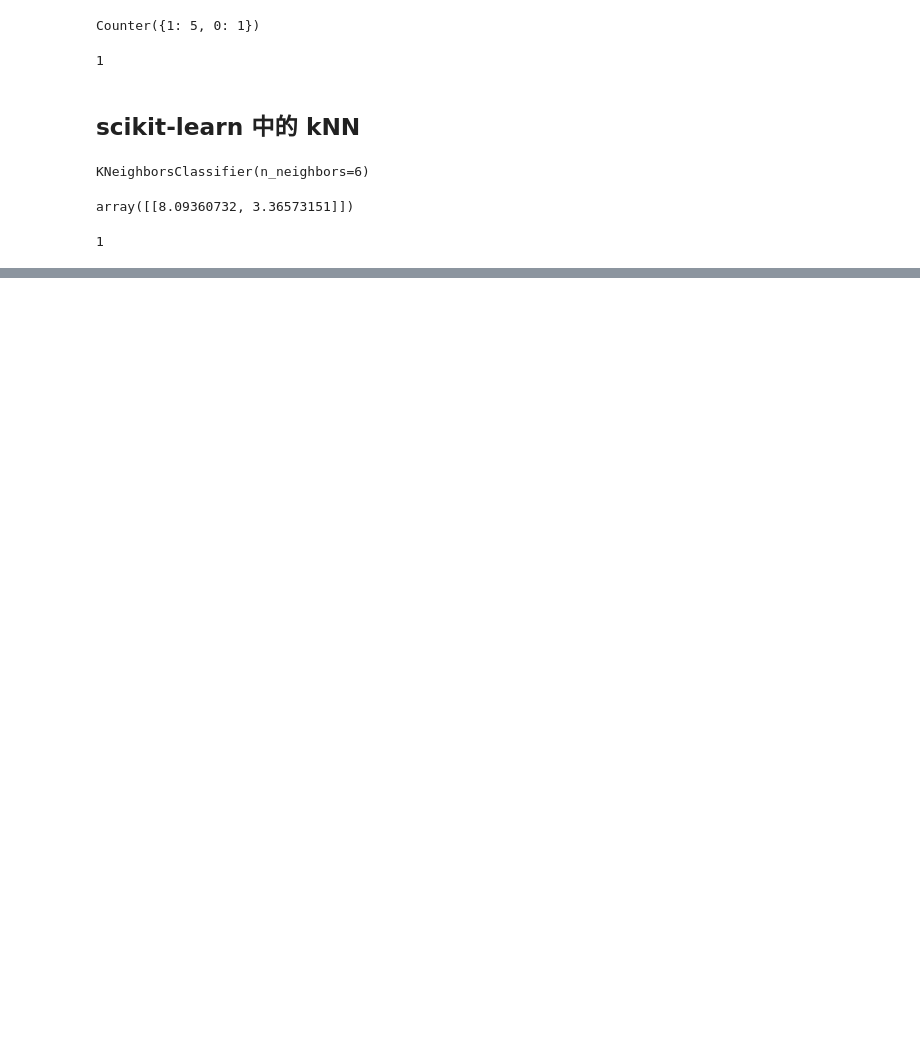
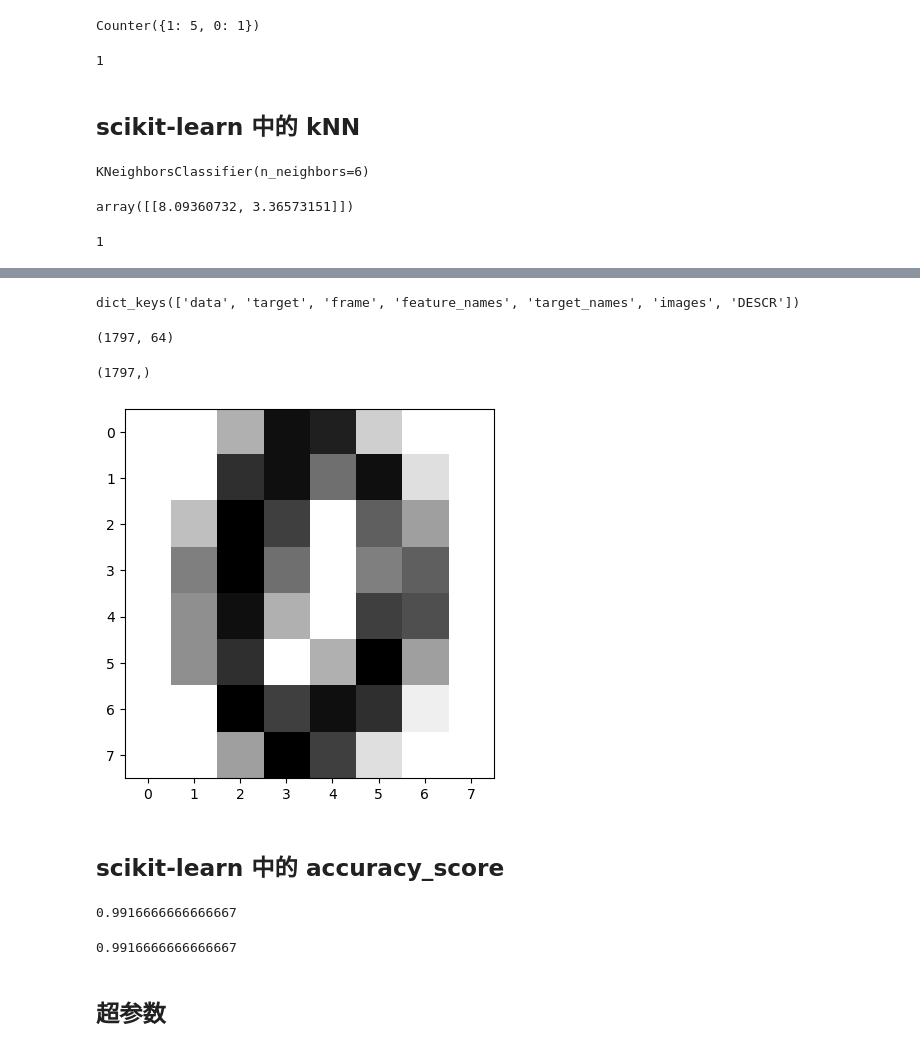
Before and after one commit to taowuu/tao-ml, a Jupyter notebook: knn.ipynb, the cells around one changed output, grey strips where cells are left out. Saved outputs shown, nothing was run; the diff lists cells and outputs as text; code cells hidden in the pictures; blank space fills up the shorter version.

```diff
--- a/knn.ipynb
+++ b/knn.ipynb
@@ -147,0 +153,3 @@ y_predict[0]
+# %%
+iris = datasets.load_iris()
+iris.keys()
@@ -147,0 +234,26 @@ y_predict[0]
+# %%
+digits = datasets.load_digits()
+digits.keys()
+# %% [output]
+dict_keys(['data', 'target', 'frame', 'feature_names', 'target_names', 'images', 'DESCR'])
+# %%
+X = digits.data
+X.shape
+# %% [output]
+(1797, 64)
+# %%
+y = digits.target
+y.shape
+# %% [output]
+(1797,)
+# %%
+# 666 行对应数据为 0
+some_digit = X[666]
+some_digit_image = some_digit.reshape(8, 8)
+# %%
+import matplotlib
+import matplotlib.pyplot as plt
+plt.imshow(some_digit_image, cmap = matplotlib.cm.binary)
+plt.show()
+# %% [output]
+[figure, added]
@@ -147,0 +272,24 @@ y_predict[0]
+# %% [markdown]
+## scikit-learn 中的 accuracy_score
+# %%
+from sklearn.model_selection import train_test_split
+
+X_train, X_test, y_train, y_test = train_test_split(X, y, test_size=0.2, random_state=666)
+
+from sklearn.neighbors import KNeighborsClassifier
+
+knn_clf = KNeighborsClassifier(n_neighbors=3)
+knn_clf.fit(X_train, y_train)
+y_predict = knn_clf.predict(X_test)
+
+from sklearn.metrics import accuracy_score
+
+accuracy_score(y_test, y_predict)
+# %% [output]
+0.9916666666666667
+# %%
+knn_clf.score(X_test, y_test)
+# %% [output]
+0.9916666666666667
+# %% [markdown]
+## 超参数
```
Also changed, not shown: parts of 47 cells of this notebook.
